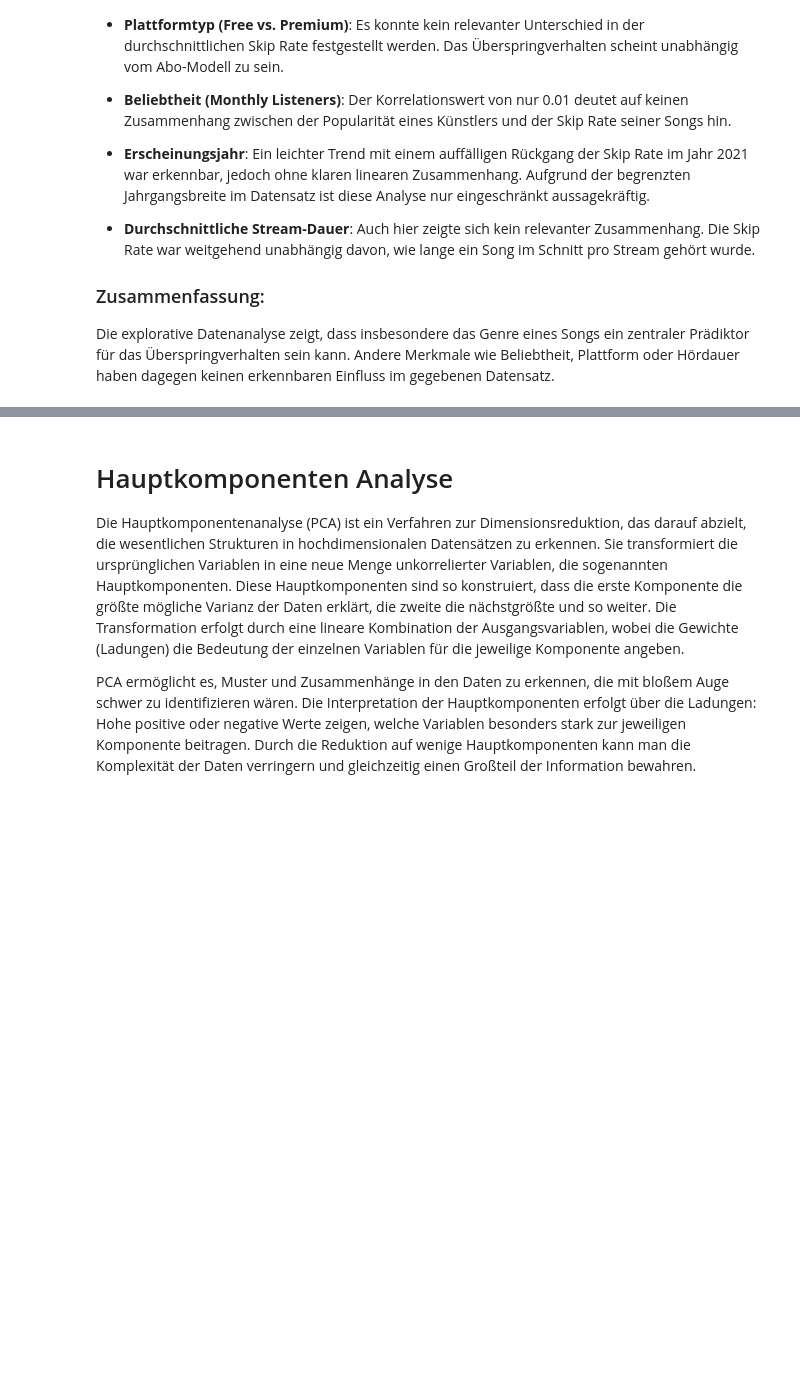
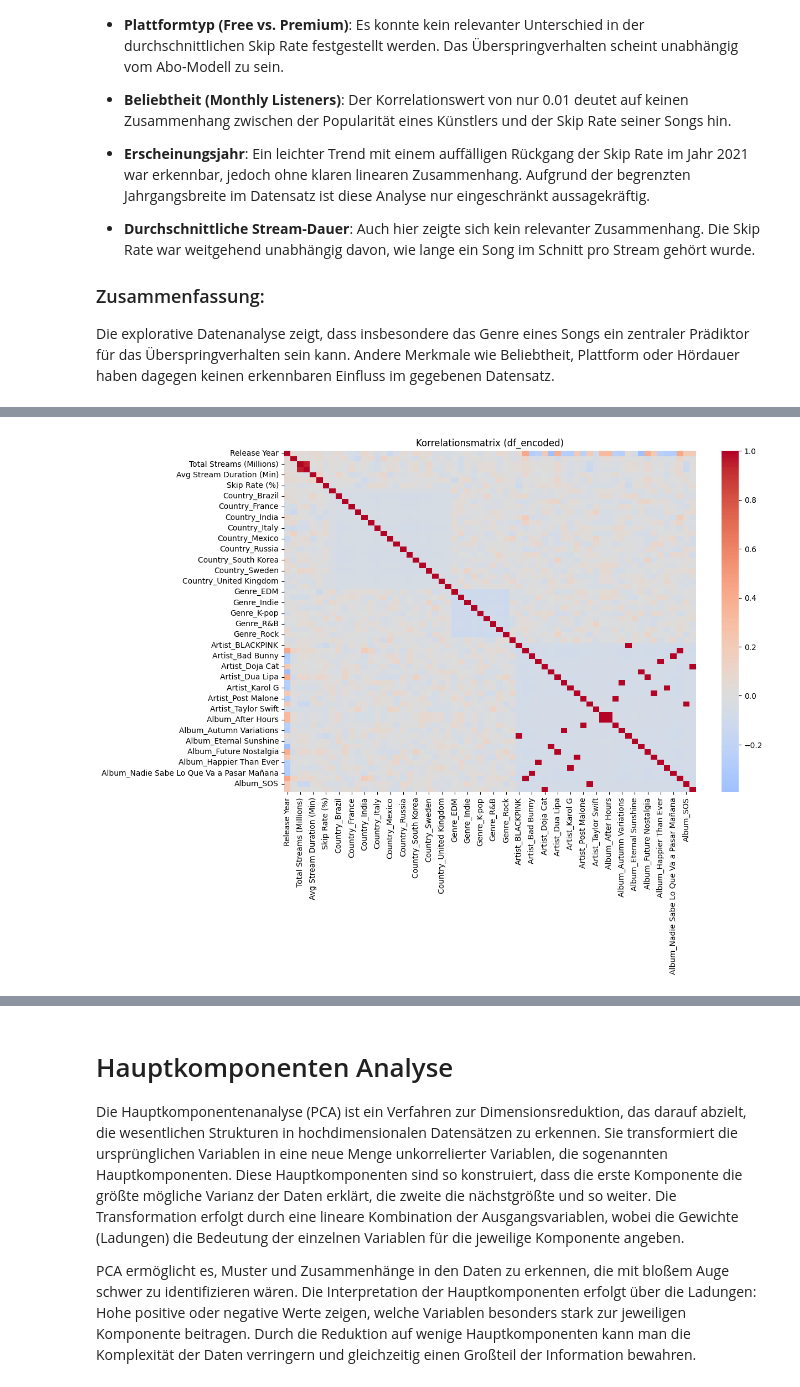
Before and after one commit to LeXeS2/spotify_angewandte_datenanalyse, a Jupyter notebook: spotify.ipynb, the cells around one changed output, grey strips where cells are left out. Saved outputs shown, nothing was run; the diff lists cells and outputs as text; code cells hidden in the pictures; blank space fills up the shorter version.

```diff
--- a/spotify.ipynb
+++ b/spotify.ipynb
@@ -449,0 +458,2 @@ Die explorative Datenanalyse zeigt, dass insbesondere das Genre eines Songs ein
+# %%
+df_encoded = pd.get_dummies(df, columns=['Country', 'Genre', 'Platform Type', 'Artist', 'Album'], drop_first=True)
@@ -449,0 +463,8 @@ Die explorative Datenanalyse zeigt, dass insbesondere das Genre eines Songs ein
+# %%
+corr_matrix = df_encoded.corr(numeric_only=True)
+plt.figure(figsize=(12,8))
+sns.heatmap(corr_matrix, cmap='coolwarm', center=0)
+plt.title("Korrelationsmatrix (df_encoded)")
+plt.show()
+# %% [output]
+[figure, added]
```
Also changed, not shown: parts of 22 cells of this notebook.
